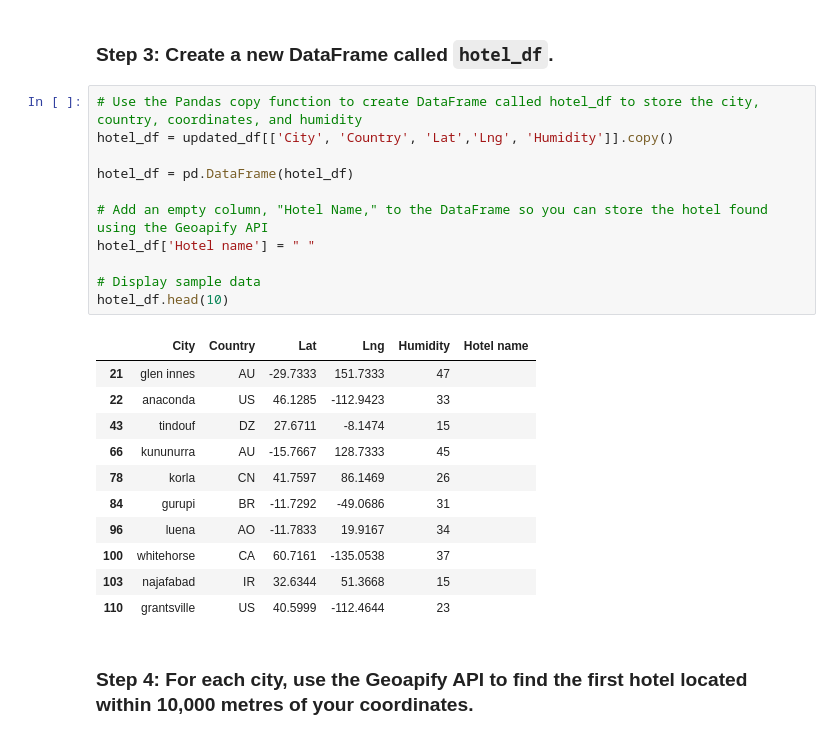
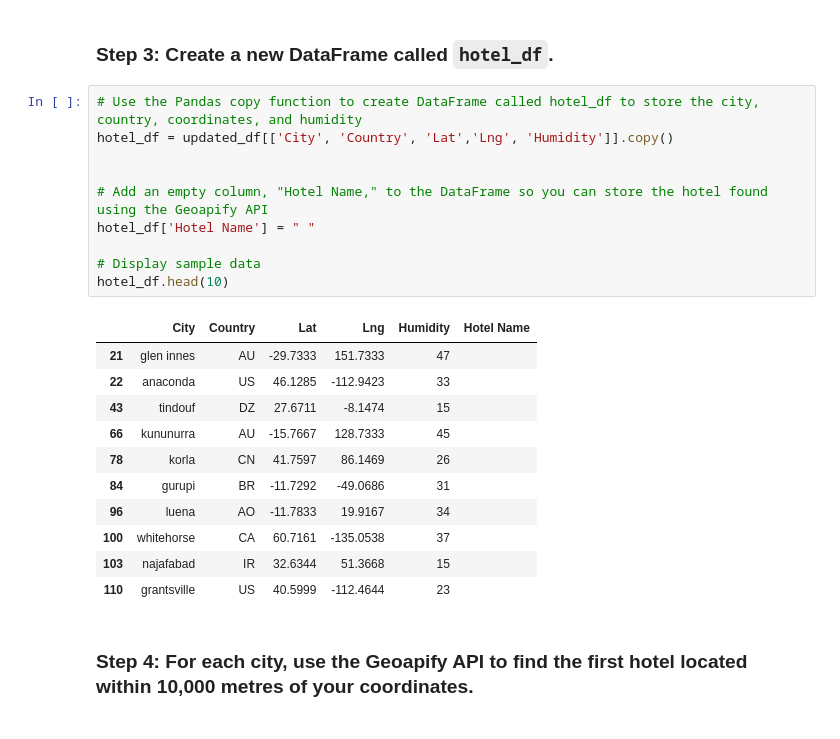
Before and after one commit to a1990alpalo/python-api-challenge-2023, a Jupyter notebook: VacationPy.ipynb, the cells around one changed output. Cells and saved outputs as stored; diff of their text form.

```diff
--- a/VacationPy.ipynb
+++ b/VacationPy.ipynb
@@ -86,16 +92,15 @@ updated_df.head(10)
 # %%
 # Use the Pandas copy function to create DataFrame called hotel_df to store the city, country, coordinates, and humidity
 hotel_df = updated_df[['City', 'Country', 'Lat','Lng', 'Humidity']].copy()
 
-hotel_df = pd.DataFrame(hotel_df)
 
 # Add an empty column, "Hotel Name," to the DataFrame so you can store the hotel found using the Geoapify API
-hotel_df['Hotel name'] = " "
+hotel_df['Hotel Name'] = " "
 
 # Display sample data
 hotel_df.head(10)
 # %% [output]
-|  | City | Country | Lat | Lng | Humidity | Hotel name |
+|  | City | Country | Lat | Lng | Humidity | Hotel Name |
 | 21 | glen innes | AU | -29.7333 | 151.7333 | 47 |  |
 | 22 | anaconda | US | 46.1285 | -112.9423 | 33 |  |
 | 43 | tindouf | DZ | 27.6711 | -8.1474 | 15 |  |
```
Also changed, not shown: parts of 5 cells of this notebook.
